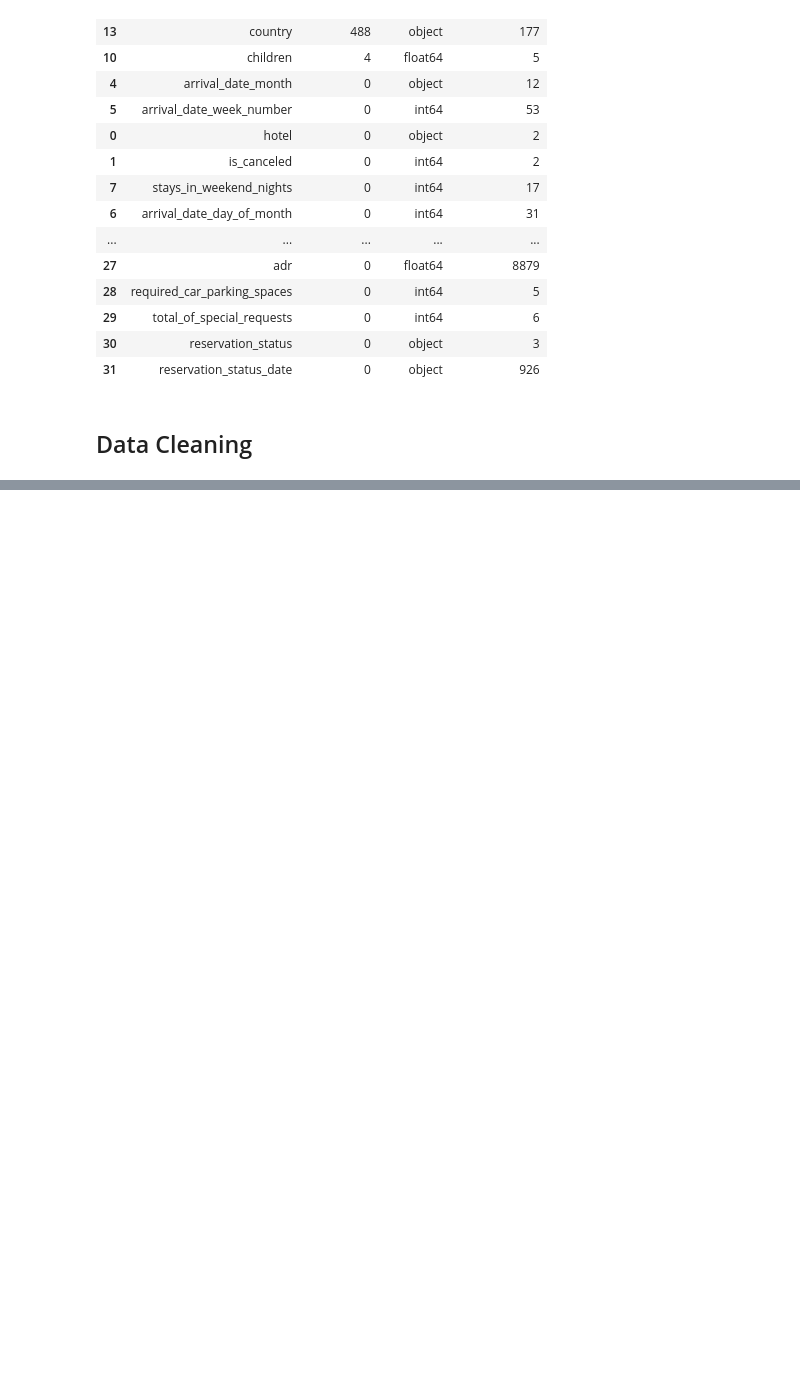
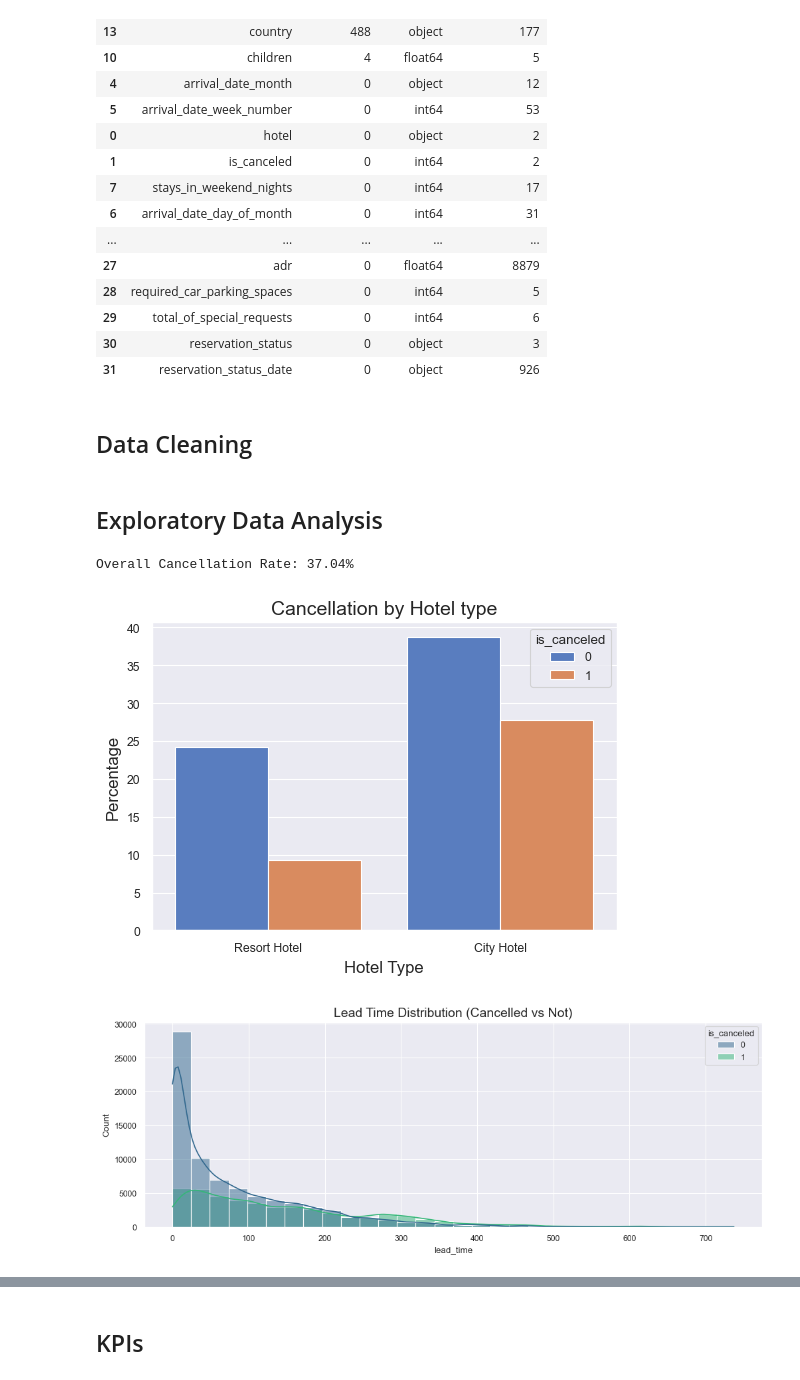
Before and after one commit to Shubhamchaurasia014/Hotel-Booking-Cancellation-Analysis, a Jupyter notebook: hotel_booking_analysis.ipynb, the cells around one changed output, grey strips where cells are left out. Cells and saved outputs as stored; diff of their text form; code cells hidden in the pictures; blank space fills up the shorter version.

```diff
--- a/hotel_booking_analysis.ipynb
+++ b/hotel_booking_analysis.ipynb
@@ -9,6 +9,7 @@ pd.set_option('display.max_columns',40)
 import numpy as np
 import matplotlib.pyplot as plt
 import seaborn as sns
+sns.set_theme(style='darkgrid', context='paper')
 from IPython.display import display
 
 import warnings
@@ -92,3 +93,39 @@ df['children'] = df['children'].fillna(0)
 
 # Change its datatype
 df['children'] = df['children'].astype(int)
+# %% [markdown]
+## Exploratory Data Analysis
+# %%
+# Cancellation Rate
+cancel_rate = df['is_canceled'].mean() * 100
+print(f"Overall Cancellation Rate: {cancel_rate:.2f}%")
+
+# Cancellation percentage by Hotel type
+plt.figure(figsize=(6,4))
+sns.countplot(x=df['hotel'], hue=df['is_canceled'],
+              palette='muted', stat='percent')
+plt.title("Cancellation by Hotel type", fontsize=14)
+plt.xlabel("Hotel Type", fontsize=12)
+plt.ylabel("Percentage", fontsize=12)
+plt.show()
+
+# Lead time vs cancellation
+plt.figure(figsize=(12,4))
+sns.histplot(x=df['lead_time'], hue=df['is_canceled'], bins=30, kde=True, palette='viridis')
+plt.title("Lead Time Distribution (Cancelled vs Not)", fontsize=14)
+plt.show()
+
+# Month wise cancellation
+plt.figure(figsize=(8,5))
+sns.countplot(x='arrival_date_month', hue='is_canceled', data=df,
+              order=df['arrival_date_month'].unique(), palette='Set1',
+              stat='percent')
+plt.title("Month-wise Cancellation Trends")
+plt.xticks(rotation=45)
+plt.show()
+
+#
+# %% [output]
+Overall Cancellation Rate: 37.04%
+[figure, added]
+[figure, added]
@@ -94,0 +133,2 @@ df['children'] = df['children'].astype(int)
+# %% [markdown]
+## KPIs
```
Also changed, not shown: parts of 2 cells of this notebook.
